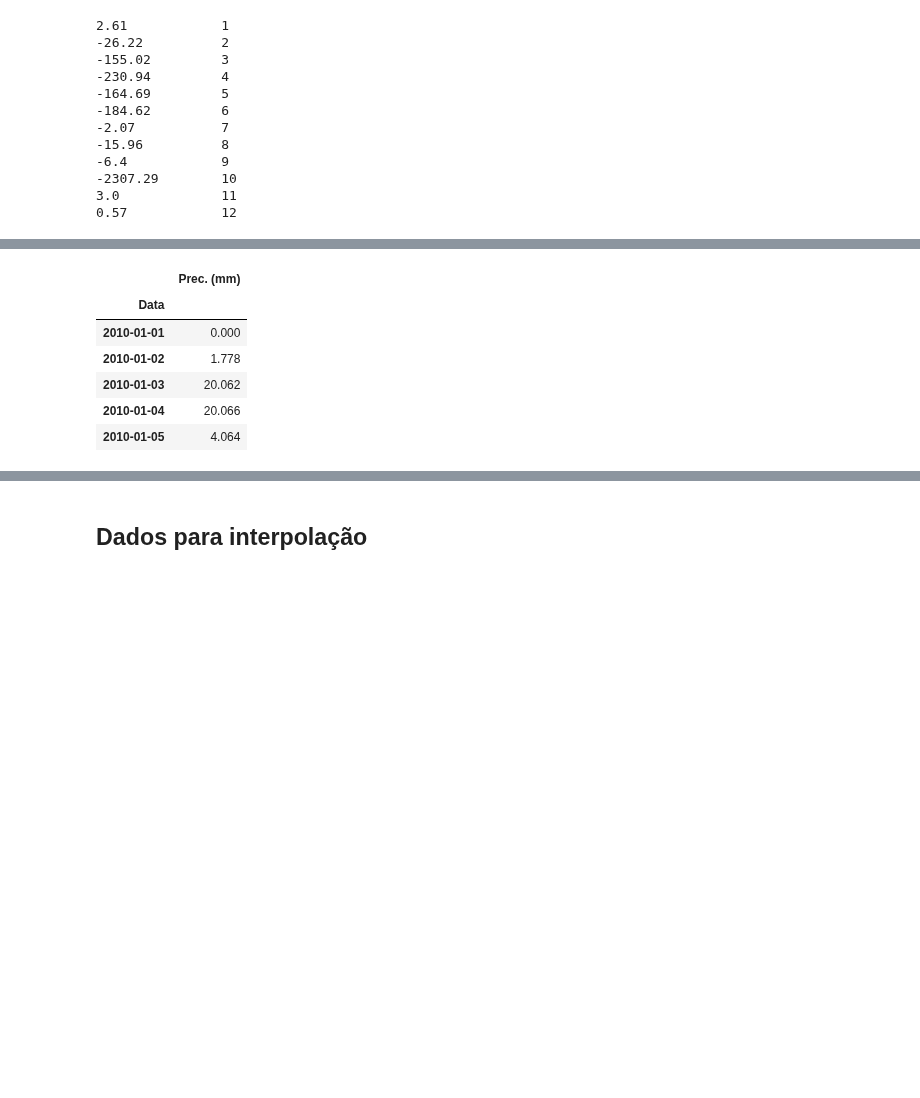
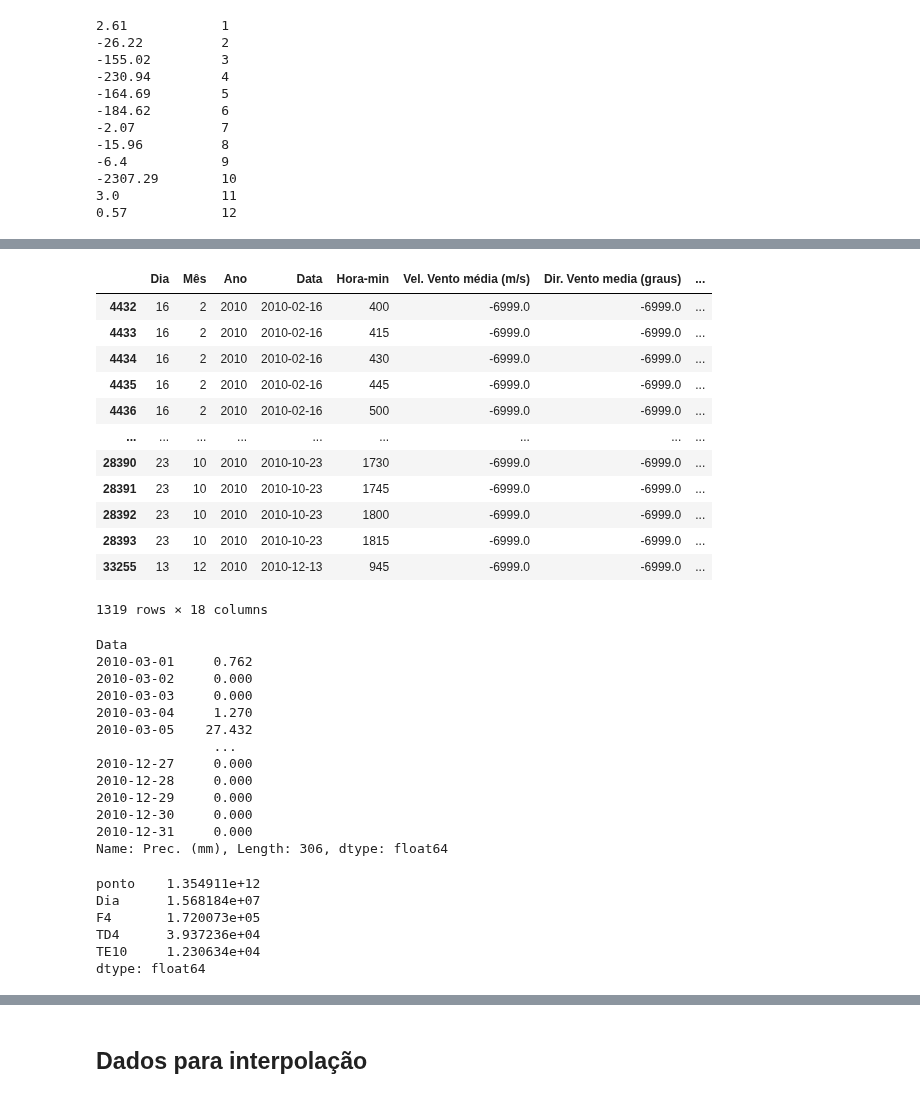
Before and after one commit to CostaNathan/doctorate, a Jupyter notebook: cynara-vai-dar-tudo-certo.ipynb, the cells around one changed output, grey strips where cells are left out. Saved outputs shown, nothing was run; the diff lists cells and outputs as text; code cells hidden in the pictures; blank space fills up the shorter version.

```diff
--- a/cynara-vai-dar-tudo-certo.ipynb
+++ b/cynara-vai-dar-tudo-certo.ipynb
@@ -77,0 +95,16 @@ for l in lista:
+# %%
+dados_barragem[dados_barragem["Prec. (mm)"]<0]
+# %% [output]
+|  | Dia | Mês | Ano | Data | Hora-min | Vel. Vento média (m/s) | Dir. Vento media (graus) | ... |
+| 4432 | 16 | 2 | 2010 | 2010-02-16 | 400 | -6999.0 | -6999.0 | ... |
+| 4433 | 16 | 2 | 2010 | 2010-02-16 | 415 | -6999.0 | -6999.0 | ... |
+| 4434 | 16 | 2 | 2010 | 2010-02-16 | 430 | -6999.0 | -6999.0 | ... |
+| 4435 | 16 | 2 | 2010 | 2010-02-16 | 445 | -6999.0 | -6999.0 | ... |
+| 4436 | 16 | 2 | 2010 | 2010-02-16 | 500 | -6999.0 | -6999.0 | ... |
+| ... | ... | ... | ... | ... | ... | ... | ... | ... |
+| 28390 | 23 | 10 | 2010 | 2010-10-23 | 1730 | -6999.0 | -6999.0 | ... |
+| 28391 | 23 | 10 | 2010 | 2010-10-23 | 1745 | -6999.0 | -6999.0 | ... |
+| 28392 | 23 | 10 | 2010 | 2010-10-23 | 1800 | -6999.0 | -6999.0 | ... |
+| 28393 | 23 | 10 | 2010 | 2010-10-23 | 1815 | -6999.0 | -6999.0 | ... |
+| 33255 | 13 | 12 | 2010 | 2010-12-13 | 945 | -6999.0 | -6999.0 | ... |
+1319 rows × 18 columns
@@ -78,12 +123,50 @@ for l in lista:
 # %%
-dados_acumulados = dados_barragem.groupby(by=['Data']).sum()
+dados_acumulados = dados_barragem1.groupby(by=['Data']).sum()
 chuva_acumulada_diaria = pd.DataFrame(dados_acumulados['Prec. (mm)'])
-chuva_acumulada_diaria.head()
+chuva_acumulada_diaria # mm/d
+
+# chuva_acumulada_diaria
+chuva_acumulada_diaria_certa = chuva_acumulada_diaria['Prec. (mm)'][59:]
+# chuva_acumulada_diaria_certa
 # %% [output]
-|  | Prec. (mm) |
-| Data |  |
-| 2010-01-01 | 0.000 |
-| 2010-01-02 | 1.778 |
-| 2010-01-03 | 20.062 |
-| 2010-01-04 | 20.066 |
-| 2010-01-05 | 4.064 |
+Data
+2010-03-01     0.762
+2010-03-02     0.000
+2010-03-03     0.000
+2010-03-04     1.270
+2010-03-05    27.432
+               ...
+2010-12-27     0.000
+2010-12-28     0.000
+2010-12-29     0.000
+2010-12-30     0.000
+2010-12-31     0.000
+Name: Prec. (mm), Length: 306, dtype: float64
+# %%
+# Tratar dados vazão
+
+dados_vazao = pd.read_excel('https://github.com/CostaNathan/doctorate/blob/Modelos-de-dispers%C3%A3o-e-qualidade-da-%C3%A1gua/arquivos/vazaoSWAT_entradaSisBaHiA.xls?raw=true')
+
+dados_vazao1 = dados_vazao[["ponto", "Dia", "F4", "TD4", "TE10"]].copy()
+dados_vazao1
+
+
+# dados_vazao1[dados_vazao1["F4"]<0]  Conferir erro na planilha
+
+vazao_media_anual = dados_vazao1.sum()
+
+# vazao_media_anual
+
+vazao_media_diaria = vazao_media_anual / 366 # m³/s
+
+vazao_media_diaria_2 = vazao_media_diaria * 86400 #m³/d
+
+vazao_media_diaria_2
+# vazao_media_diaria
+# %% [output]
+ponto    1.354911e+12
+Dia      1.568184e+07
+F4       1.720073e+05
+TD4      3.937236e+04
+TE10     1.230634e+04
+dtype: float64
```
Also changed, not shown: parts of 11 cells of this notebook.
